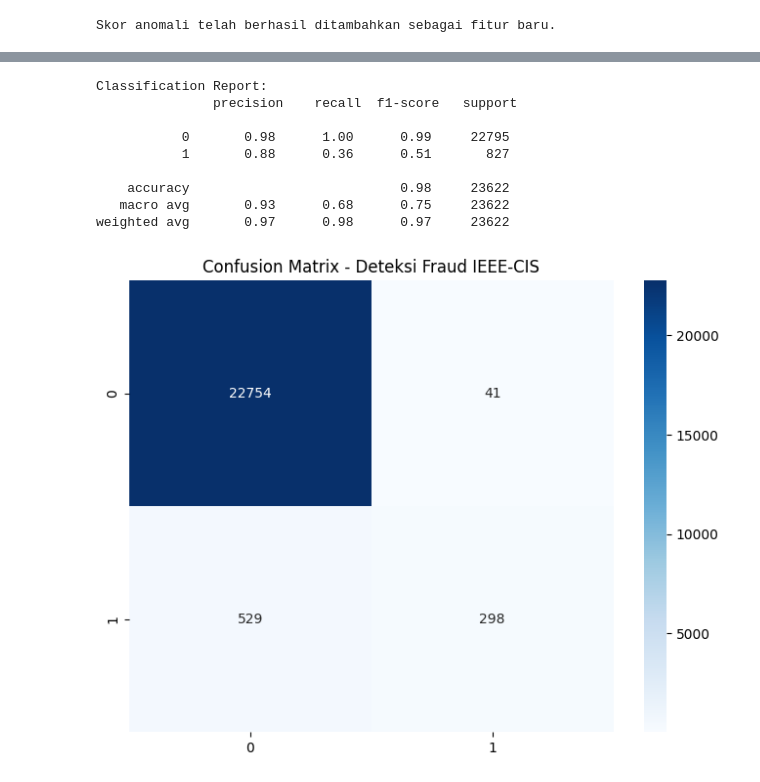
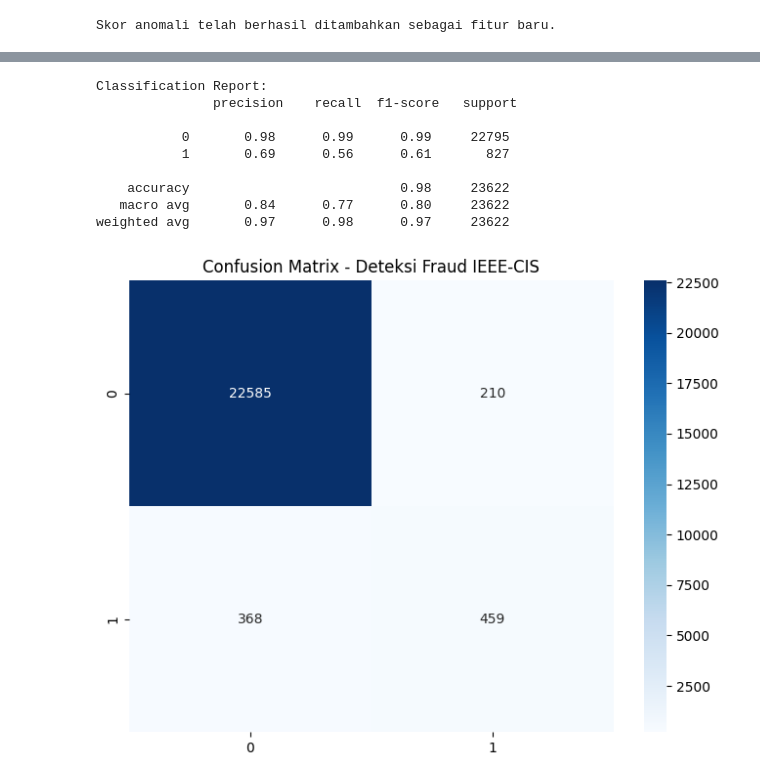
Before and after one commit to MhThorq/FraudDet, a Jupyter notebook: Fraud_Detect.ipynb, the cells around one changed output, grey strips where cells are left out. Cells and saved outputs as stored; diff of their text form; code cells hidden in the pictures.

```diff
--- a/Fraud_Detect.ipynb
+++ b/Fraud_Detect.ipynb
@@ -186,30 +209,37 @@ weighted avg       0.97      0.98      0.97     23622
 # %%
 from sklearn.metrics import classification_report, confusion_matrix
+import seaborn as sns
+import matplotlib.pyplot as plt
 
 # Ambil model terbaik dari hasil Grid Search
 best_model = grid_search.best_estimator_
-y_pred = best_model.predict(X_test)
-print("\nClassification Report:\n", classification_report(y_test, y_pred))
+
+# Dapatkan probabilitas yang diprediksi untuk kelas positif
+y_probs = best_model.predict_proba(X_test)[:, 1]
+
+# Gunakan threshold kustom untuk mengonversi probabilitas ke prediksi biner
+# custom_threshold sudah didefinisikan di sel sebelumnya sebagai 0.3
+custom_threshold = 0.3 # Re-define for self-containment
+y_pred_binary = (y_probs >= custom_threshold).astype(int)
+
+print("\nClassification Report:\n", classification_report(y_test, y_pred_binary))
 
 # Visualisasi Confusion Matrix
-import seaborn as sns
-import matplotlib.pyplot as plt
-
 plt.figure(figsize=(8,6))
-sns.heatmap(confusion_matrix(y_test, y_pred), annot=True, fmt='d', cmap='Blues')
+sns.heatmap(confusion_matrix(y_test, y_pred_binary), annot=True, fmt='d', cmap='Blues')
 plt.title('Confusion Matrix - Deteksi Fraud IEEE-CIS')
 plt.show()
 # %% [output]
 Classification Report:
                precision    recall  f1-score   support
 
-           0       0.98      1.00      0.99     22795
-           1       0.88      0.36      0.51       827
+           0       0.98      0.99      0.99     22795
+           1       0.69      0.56      0.61       827
 
     accuracy                           0.98     23622
-   macro avg       0.93      0.68      0.75     23622
+   macro avg       0.84      0.77      0.80     23622
 weighted avg       0.97      0.98      0.97     23622
-[figure, old version]
+[figure, new version]
 # %%
 importances = best_model.named_steps['classifier'].feature_importances_
 feature_names = X.columns
```
Also changed, not shown: parts of 2 cells of this notebook.
